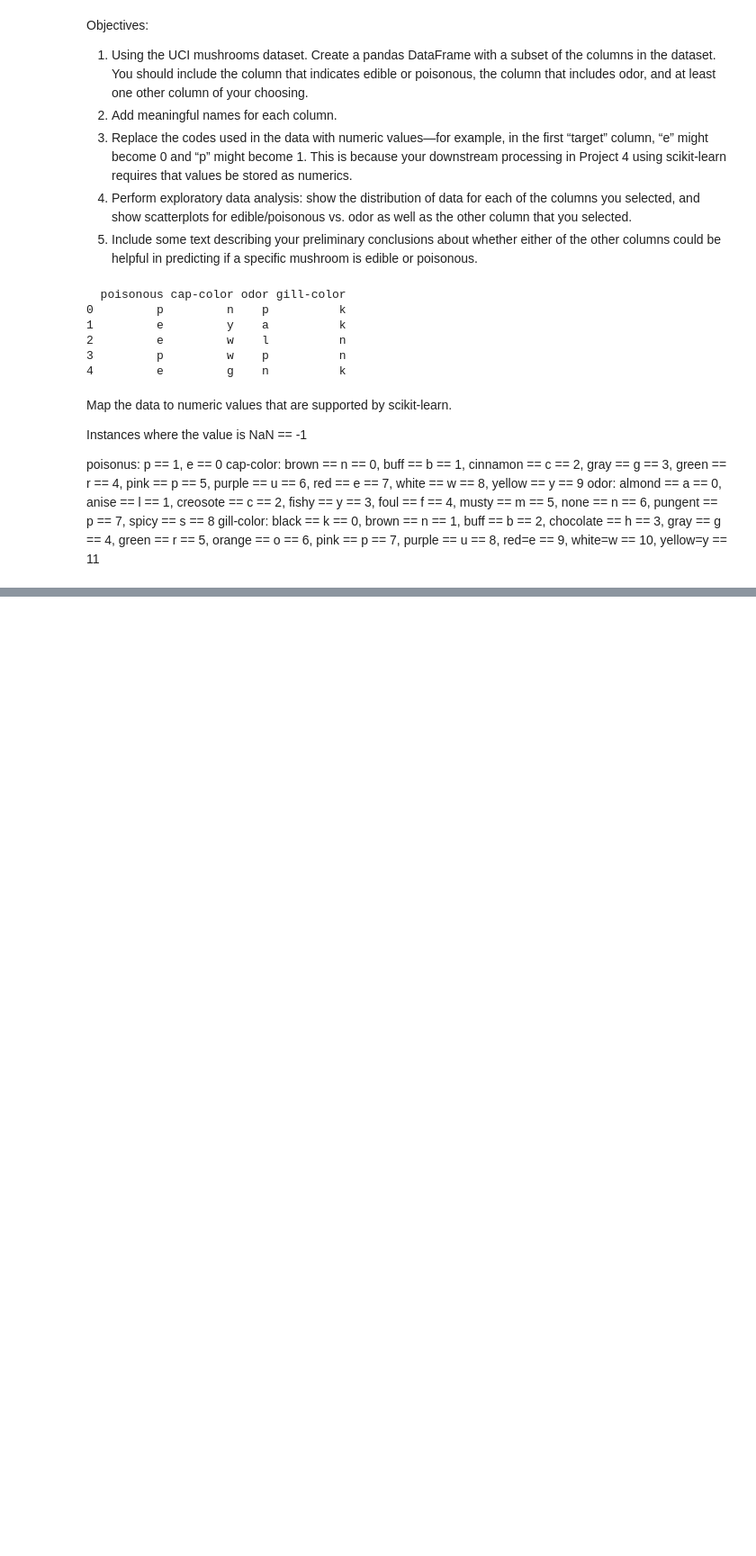
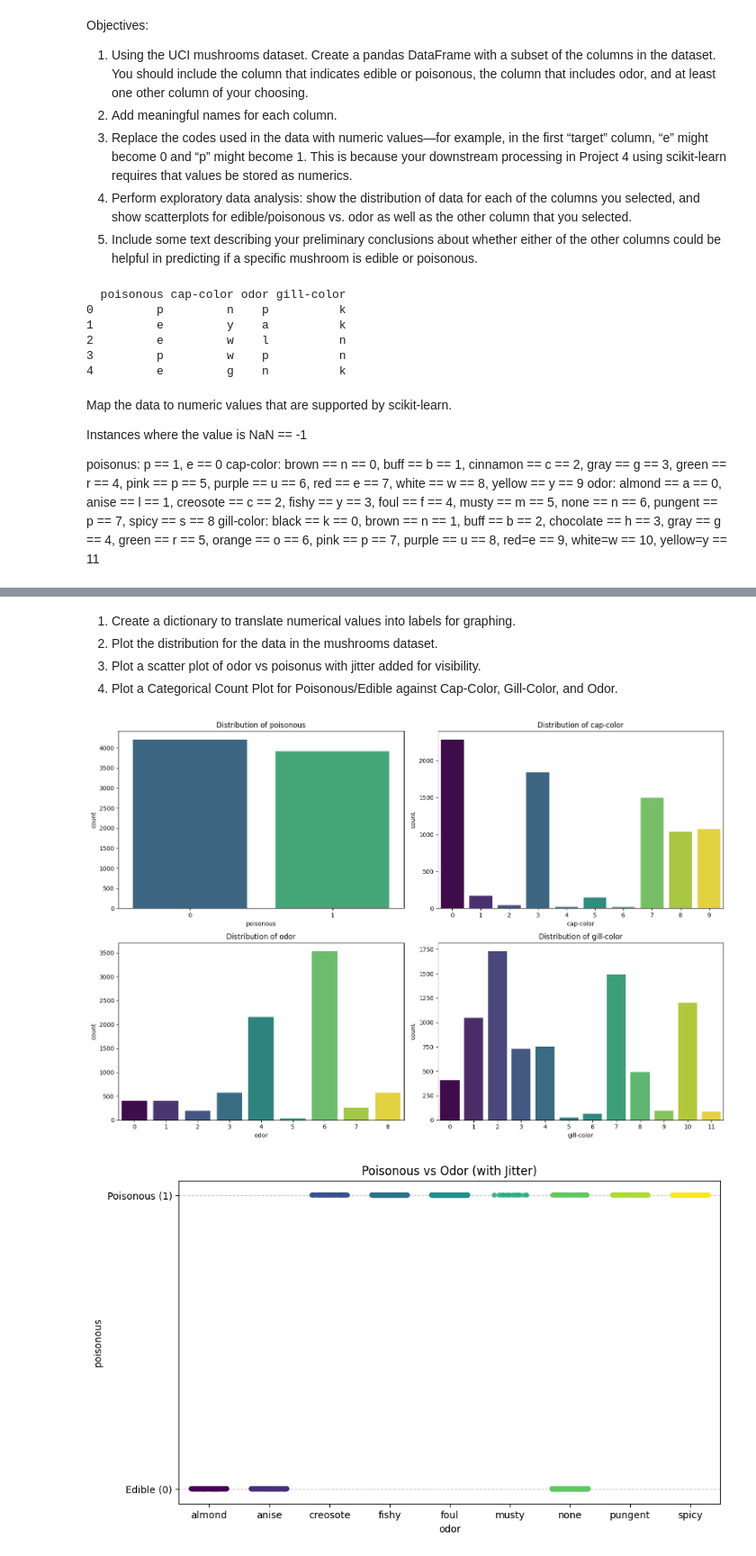
Before and after one commit to TheMartinCrabtree/is362-mushrooms, a Jupyter notebook: is362-mushrooms.ipynb, the cells around one changed output, grey strips where cells are left out. Shown at 90% size. Cells and saved outputs as stored; diff of their text form; code cells hidden in the pictures; blank space fills up the shorter version.

```diff
--- a/is362-mushrooms.ipynb
+++ b/is362-mushrooms.ipynb
@@ -108,0 +118,78 @@ print(mushrooms_df.head())
+# %% [markdown]
+1. Create a dictionary to translate numerical values into labels for graphing.
+2. Plot the distribution for the data in the mushrooms dataset.
+3. Plot a scatter plot of odor vs poisonus with jitter added for visibility.
+4. Plot a Categorical Count Plot for Poisonous/Edible against Cap-Color, Gill-Color, and Odor.
+# %%
+# dictionary for labels
+display_labels = {
+    'poisonous': {0: 'edible', 1: 'poisonous', -1: 'missing'},
+    'cap-color': {0: 'brown', 1: 'buff', 2: 'cinnamon', 3: 'gray', 4: 'green', 5: 'pink', 6: 'purple', 7: 'red', 8: 'white', 9: 'yellow', -1: 'missing'},
+    'odor':      {0: 'almond', 1: 'anise', 2: 'creosote', 3: 'fishy', 4: 'foul', 5: 'musty', 6: 'none', 7: 'pungent', 8: 'spicy', -1: 'missing'},
+    'gill-color':{0: 'black', 1: 'brown', 2: 'buff', 3: 'chocolate', 4: 'gray', 5: 'green', 6: 'orange', 7: 'pink', 8: 'purple', 9: 'red', 10: 'white', 11: 'yellow', -1: 'missing'}
+}
+
+try:
+    # Plot the distribution for each column in the mushroom data
+    plt.figure(figsize=(15, 10))
+    for i, col in enumerate(column_names):
+        plt.subplot(2, 2, i + 1)
+        sns.countplot(x=col, data=mushrooms_df, palette='viridis', hue=col, legend=False)
+        plt.title(f'Distribution of {col}')
+    plt.tight_layout()
+    plt.savefig('distributions.png')
+
+    # Create a scatter plot of the odor data relative to poisonous/edible
+    plt.figure(figsize=(10, 6))
+    ax_scatter = sns.stripplot(x='odor', y='poisonous', data=mushrooms_df, jitter=0.3, alpha=0.5, palette='viridis', hue='odor', legend=False)
+    # add jitter to make overlapping data points more visible
+    plt.title('Poisonous vs Odor (with Jitter)')
+
+    # Add axis labels
+    plt.yticks(ticks=[0, 1], labels=['Edible (0)', 'Poisonous (1)'])
+    unique_odor = sorted(mushrooms_df['odor'].unique())
+    ax_scatter.set_xticks(range(len(unique_odor)))
+    ax_scatter.set_xticklabels([display_labels['odor'][v] for v in unique_odor])
+
+    plt.grid(axis='y', linestyle='--', alpha=0.7)
+    plt.savefig('scatterplot.png')
+    plt.show()
+
+    # Create Categorical Count Plots
+    plt.figure(figsize=(14, 18))
+    # Plot Poisonous vs Odor
+    plt.subplot(3, 1, 1)
+    ax1 = sns.countplot(x='odor', hue='poisonous', data=mushrooms_df, palette='viridis')
+    plt.title('Safe to Eat by Odor')
+    unique_odor = sorted(mushrooms_df['odor'].unique())
+    ax1.set_xticks(range(len(unique_odor)))
+    ax1.set_xticklabels([display_labels['odor'][v] for v in unique_odor])
+    ax1.legend(title='Class', labels=['Edible', 'Poisonous'])
+
+    # Plot Poisonous vs Cap-Color
+    plt.subplot(3, 1, 2)
+    ax2 = sns.countplot(x='cap-color', hue='poisonous', data=mushrooms_df, palette='magma')
+    plt.title('Safe to Eat by Cap Color')
+    unique_cap = sorted(mushrooms_df['cap-color'].unique())
+    ax2.set_xticks(range(len(unique_cap)))
+    ax2.set_xticklabels([display_labels['cap-color'][v] for v in unique_cap])
+    ax2.legend(title='Class', labels=['Edible', 'Poisonous'])
+
+    # Plot Poisonous vs Gill-Color
+    plt.subplot(3, 1, 3)
+    ax3 = sns.countplot(x='gill-color', hue='poisonous', data=mushrooms_df, palette='rocket')
+    plt.title('Safe to Eat by Gill Color')
+    unique_gill = sorted(mushrooms_df['gill-color'].unique())
+    ax3.set_xticks(range(len(unique_gill)))
+    ax3.set_xticklabels([display_labels['gill-color'][v] for v in unique_gill])
+    ax3.legend(title='Class', labels=['Edible', 'Poisonous'])
+
+    plt.tight_layout()
+    plt.savefig('categorical_plot.png')
+    plt.show()
+
+except FileNotFoundError:
+    print("Error: Dataset file not found.")
+# %% [output]
+[figure, added]
+[figure, added]
```
Also changed, not shown: parts of 4 cells of this notebook, 3 other files.
